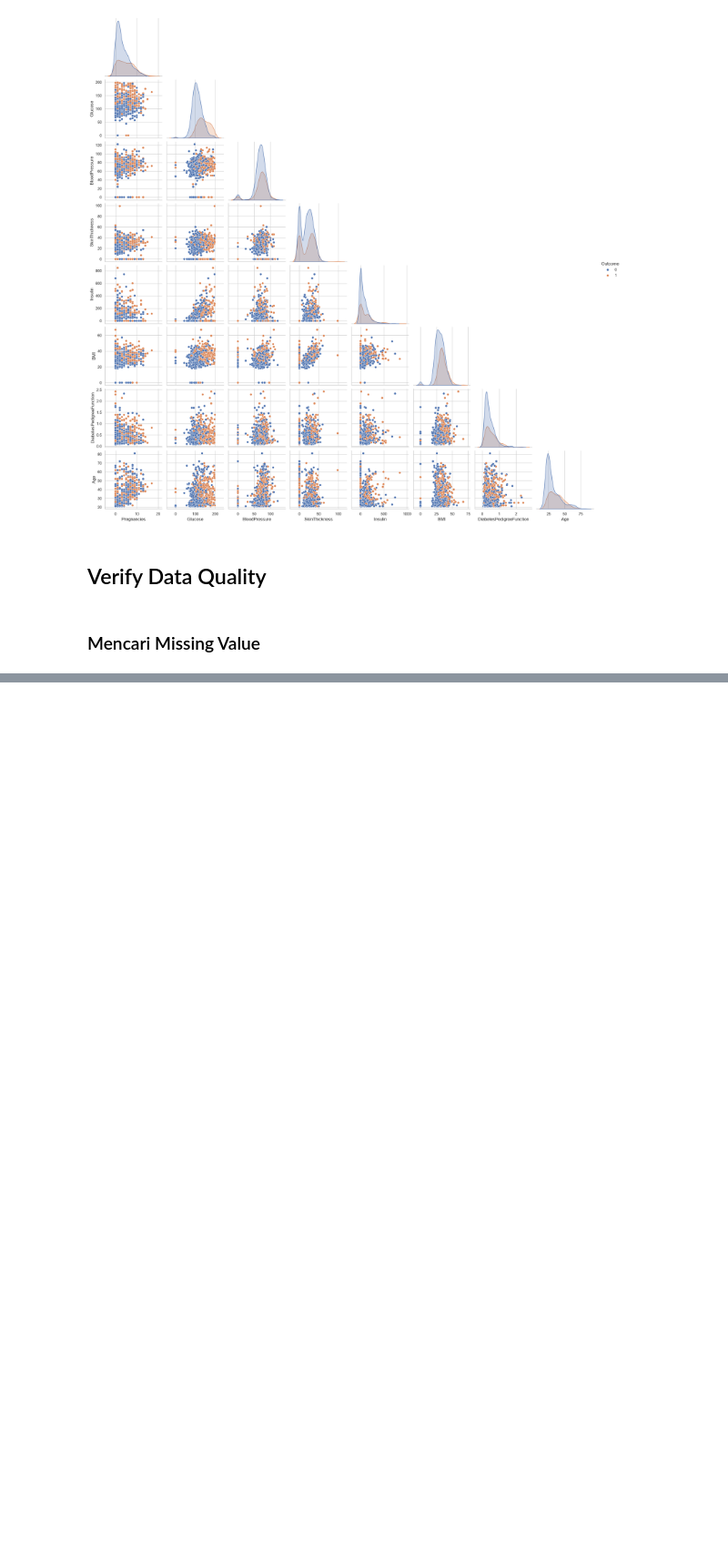
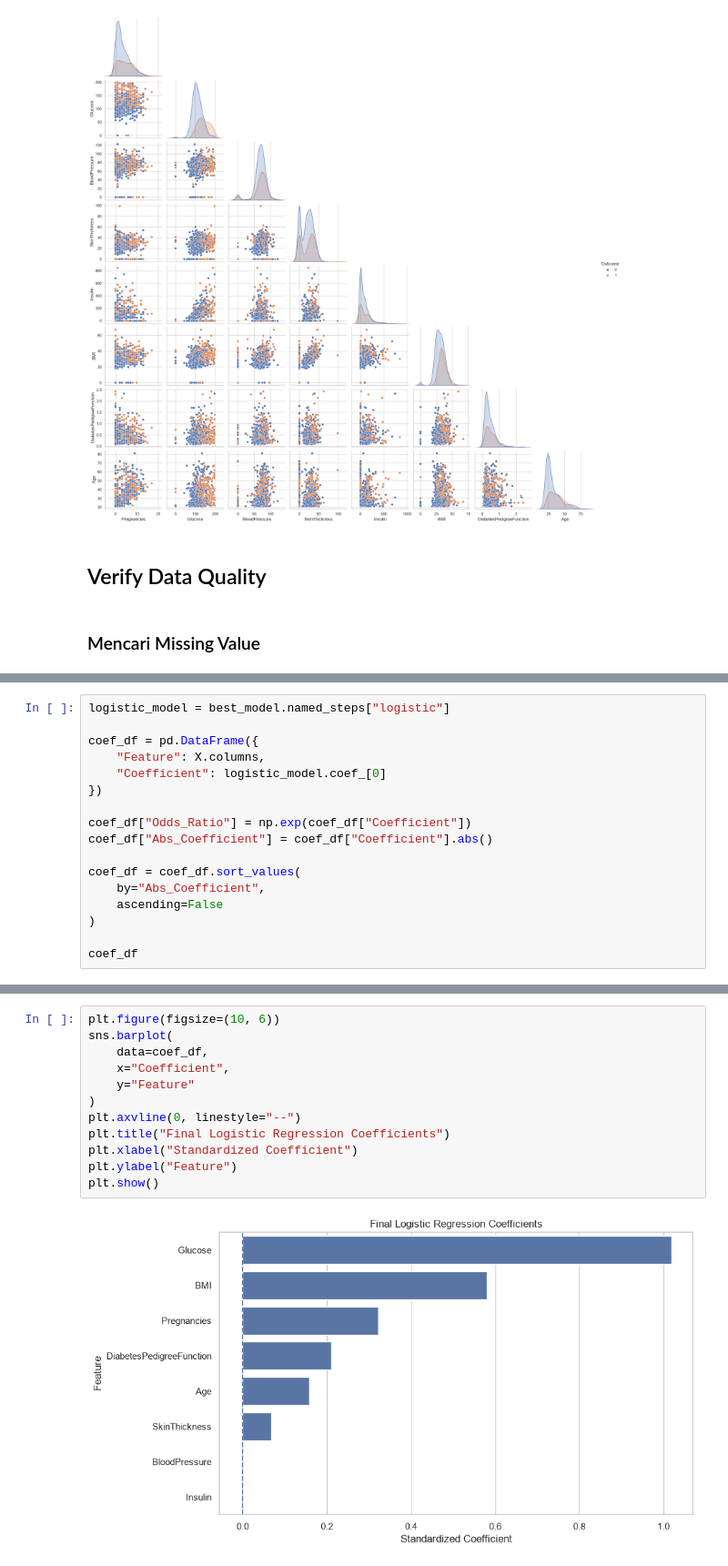
Before and after one commit to pinzii-maz/Prediksi-Risiko-Diabetes, a Jupyter notebook: Belajar Logistik Regresi.ipynb, the cells around one changed output, grey strips where cells are left out. Shown at 91% size. Saved outputs shown, nothing was run; the diff lists cells and outputs as text; blank space fills up the shorter version.

```diff
--- a/Belajar Logistik Regresi.ipynb
+++ b/Belajar Logistik Regresi.ipynb
@@ -1080,0 +751,17 @@ Tidak Diabetes       0.87      0.68      0.76       100
+# %%
+logistic_model = best_model.named_steps["logistic"]
+
+coef_df = pd.DataFrame({
+    "Feature": X.columns,
+    "Coefficient": logistic_model.coef_[0]
+})
+
+coef_df["Odds_Ratio"] = np.exp(coef_df["Coefficient"])
+coef_df["Abs_Coefficient"] = coef_df["Coefficient"].abs()
+
+coef_df = coef_df.sort_values(
+    by="Abs_Coefficient",
+    ascending=False
+)
+
+coef_df
@@ -1080,0 +778,14 @@ Tidak Diabetes       0.87      0.68      0.76       100
+# %%
+plt.figure(figsize=(10, 6))
+sns.barplot(
+    data=coef_df,
+    x="Coefficient",
+    y="Feature"
+)
+plt.axvline(0, linestyle="--")
+plt.title("Final Logistic Regression Coefficients")
+plt.xlabel("Standardized Coefficient")
+plt.ylabel("Feature")
+plt.show()
+# %% [output]
+[figure, added]
```
Also changed, not shown: parts of 82 cells of this notebook.
